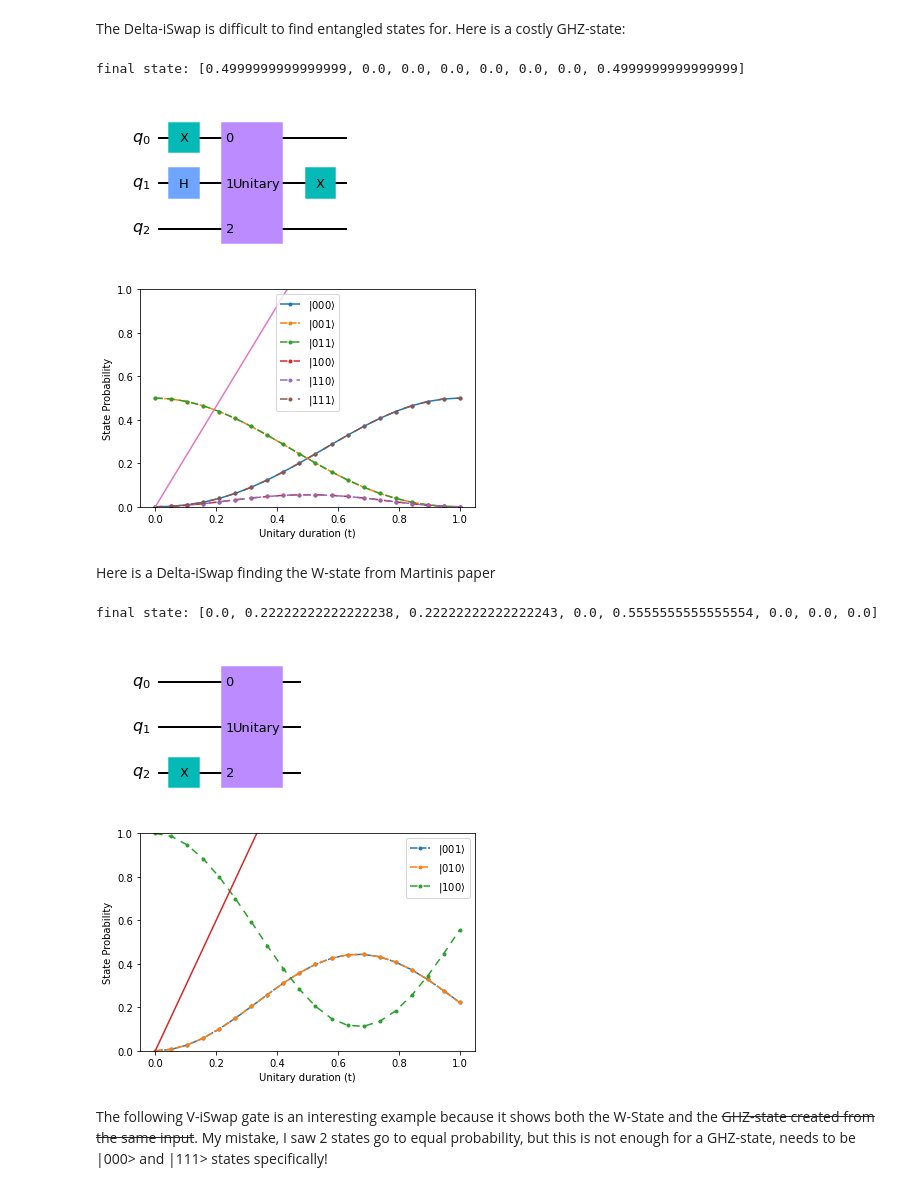
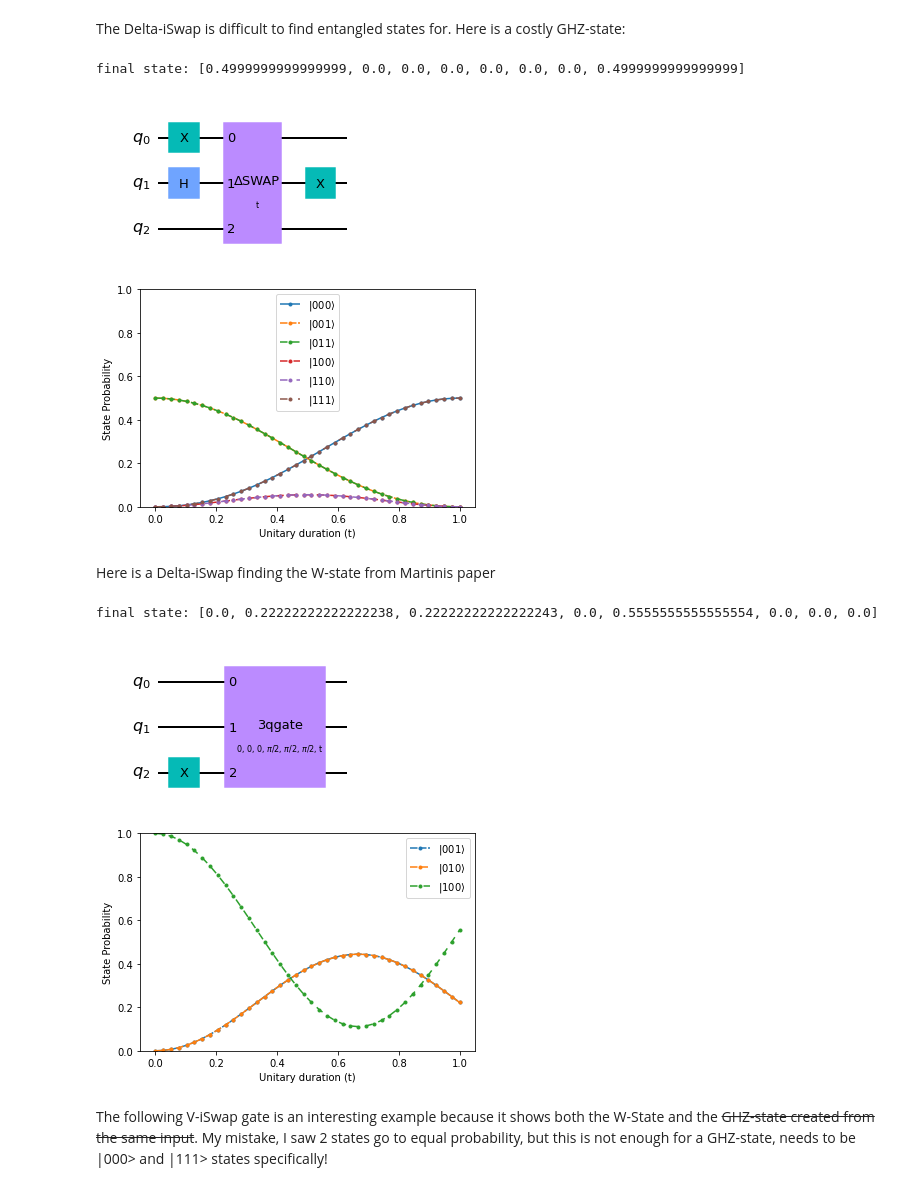
Before and after one commit to Pitt-JonesLab/slam_decomposition, a Jupyter notebook: src/scripts/entropy-entanglement.ipynb, the cells around one changed output. Cells and saved outputs as stored; diff of their text form; code cells hidden in the pictures.

Commit message:
rewrite state plotting

```diff
--- a/src/scripts/entropy-entanglement.ipynb
+++ b/src/scripts/entropy-entanglement.ipynb
@@ -30,16 +62,8 @@ plotMatrix(_array);
 # %%
-#TODO XXX this code is written badly, needs to pass the entire circuit with a single parameter!!
-from qiskit.circuit import Parameter
-
-
-def foo(qc: QuantumCircuit):
-    #pass in a parameterized quantum circuit, only parameter should be duration of the target unitary
-    qc.parameters
-
 qc = QuantumCircuit(3)
 qc.x(1)
 t_param = Parameter('t')
 from src.utils.custom_gates import VSwap
 qc.append(VSwap(t_param), [0,1,2])
-qc.draw()
+foo(qc).draw(output='mpl')
 # %% [output]
@@ -104,23 +73,32 @@ def foo_plot2(v_params):
 # %% [markdown]
 The Delta-iSwap is difficult to find entangled states for. Here is a costly GHZ-state:
 # %%
-nn = 3 * np.sqrt(3) / 2
-v_params = [np.pi / 2, -np.pi / 2, np.pi / 2, np.pi / nn, np.pi / nn, np.pi / nn]   #smiley
-foo_plot2(v_params).draw(output='mpl')
+from src.utils.custom_gates import DeltaSwap
+from src.hamiltonian import CirculatorHamiltonian
+qc = QuantumCircuit(3)
+# nn = 3 * np.sqrt(3) / 2
+# v_params = [np.pi / 2, -np.pi / 2, np.pi / 2, np.pi / nn, np.pi / nn, np.pi / nn]   #smiley
+qc.x(0)
+qc.h(1)
+qc.append(DeltaSwap(Parameter('t')), (0,1,2))
+qc.x(1)
+foo(qc).draw(output='mpl')
 # %% [output]
 final state: [0.4999999999999999, 0.0, 0.0, 0.0, 0.0, 0.0, 0.0, 0.4999999999999999]
-[figure, old version]
+[figure, new version]
-[figure, old version]
+[figure, new version]
 # %% [markdown]
 Here is a Delta-iSwap finding the W-state from Martinis paper
 # %%
-v_nn = 4/np.sqrt(2) #1.5iswap
-v_params = [0, 0, 0, np.pi/2, np.pi/2, np.pi/2]
-foo_plot2(v_params).draw(output='mpl')
+from src.utils.custom_gates import CirculatorSNAILGate
+qc= QuantumCircuit(3)
+qc.x(2)
+qc.append(CirculatorSNAILGate(0,0,0, np.pi/2, np.pi/2, np.pi/2, Parameter('t')), (0,1,2))
+foo(qc).draw(output='mpl')
 # %% [output]
 final state: [0.0, 0.22222222222222238, 0.22222222222222243, 0.0, 0.5555555555555554, 0.0, 0.0, 0.0]
-[figure, old version]
+[figure, new version]
-[figure, old version]
+[figure, new version]
 # %% [markdown]
 The following V-iSwap gate is an interesting example because it shows both the W-State and the ~~GHZ-state created from the same input~~. My mistake, I saw 2 states go to equal probability, but this is not enough for a GHZ-state, needs to be |000> and |111> states specifically!
 # %%
```
Also changed, not shown: parts of 10 cells of this notebook, 2 other files.
